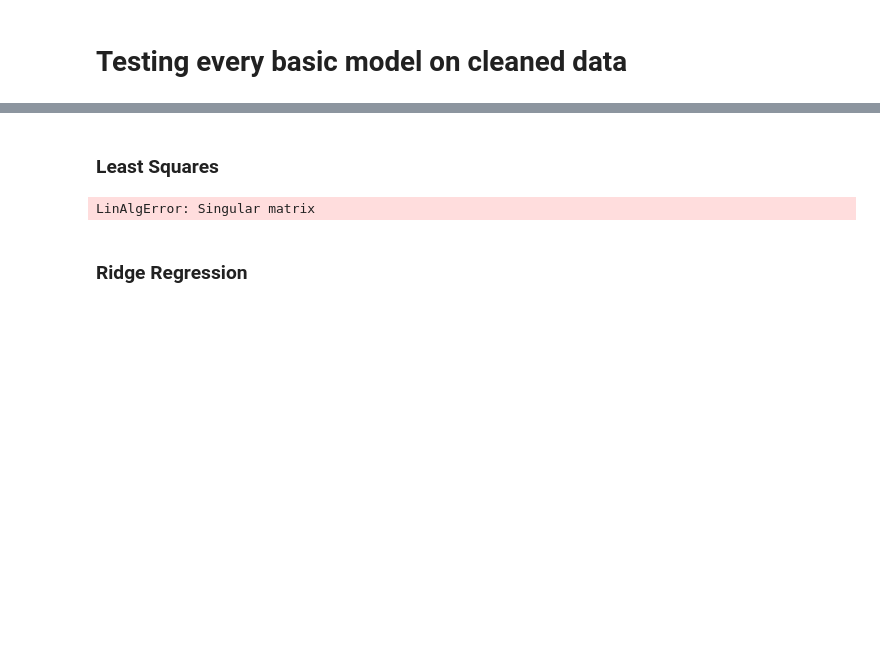
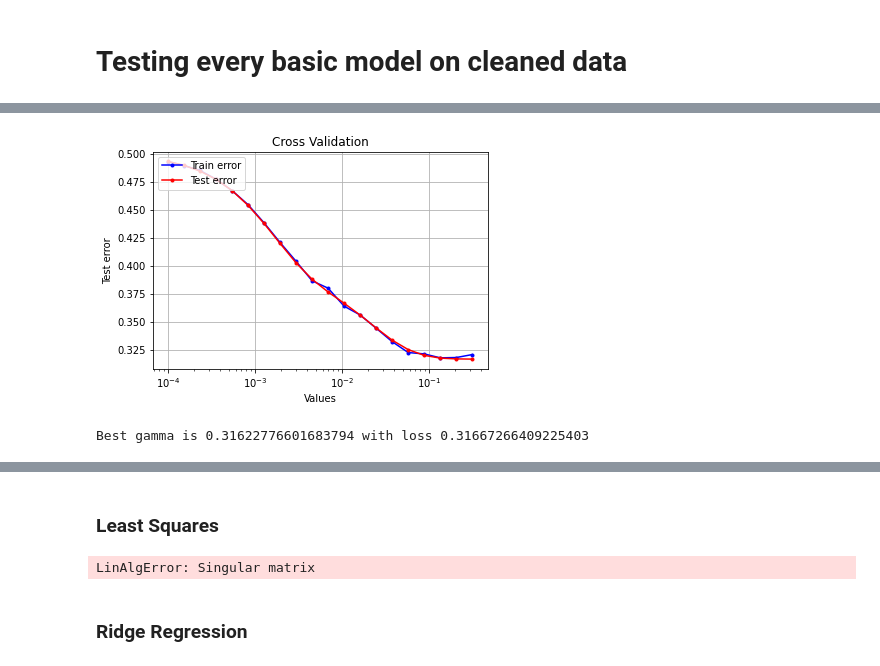
Before and after one commit to hugolepeytre/CS-433-machine-learning, a Jupyter notebook: project1/scripts/project1.ipynb, the cells around one changed output, grey strips where cells are left out. Saved outputs shown, nothing was run; the diff lists cells and outputs as text; code cells hidden in the pictures; blank space fills up the shorter version.

```diff
--- a/project1/scripts/project1.ipynb
+++ b/project1/scripts/project1.ipynb
@@ -78,0 +101,8 @@ SGD Validation loss : 0.37118899071428557
+# %%
+gammas = np.logspace(-4, -0.5, 20)
+
+best_gamma, best_loss = find_best_parameter(y_clean, tX_clean, 'stochastic_gradient_descent', 'gamma', gammas, max_iters=100, poly_exp=1)
+print("Best gamma is {} with loss {}".format(best_gamma, best_loss))
+# %% [output]
+[figure, added]
+Best gamma is 0.31622776601683794 with loss 0.31667266409225403
```
Also changed, not shown: parts of 13 cells of this notebook, 8 other files.
